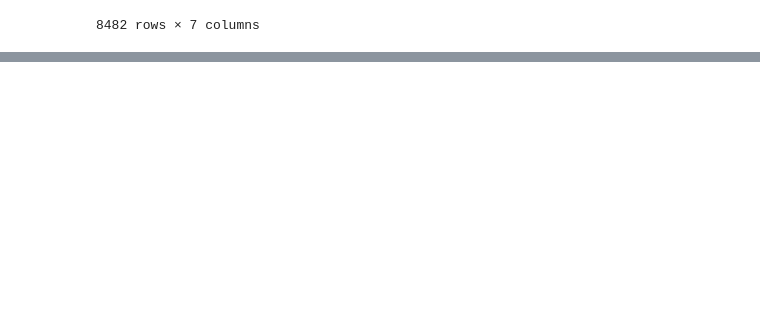
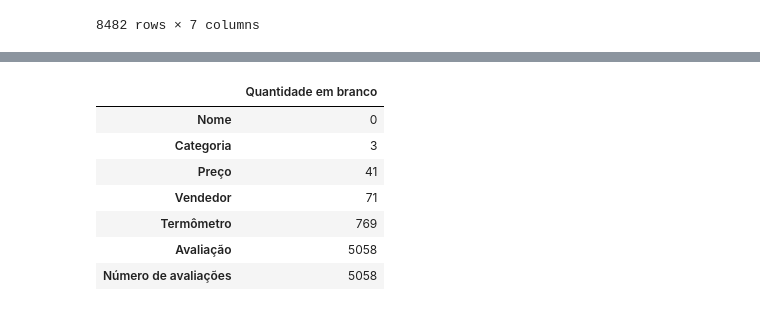
Before and after one commit to dytron/data-science-mercado-livre, a Jupyter notebook: extracao.ipynb, the cells around one changed output, grey strips where cells are left out. Cells and saved outputs as stored; diff of their text form; code cells hidden in the pictures; blank space fills up the shorter version.

```diff
--- a/extracao.ipynb
+++ b/extracao.ipynb
@@ -411,0 +564,12 @@ len(links)
+# %%
+# Obtendo a quantidade de células em branco para cada coluna
+pd.DataFrame(df_products.isnull().sum().sort_values(), columns=["Quantidade em branco"])
+# %% [output]
+|  | Quantidade em branco |
+| Nome | 0 |
+| Categoria | 3 |
+| Preço | 41 |
+| Vendedor | 71 |
+| Termômetro | 769 |
+| Avaliação | 5058 |
+| Número de avaliações | 5058 |
```
Also changed, not shown: parts of 14 cells of this notebook, 3 other files.
